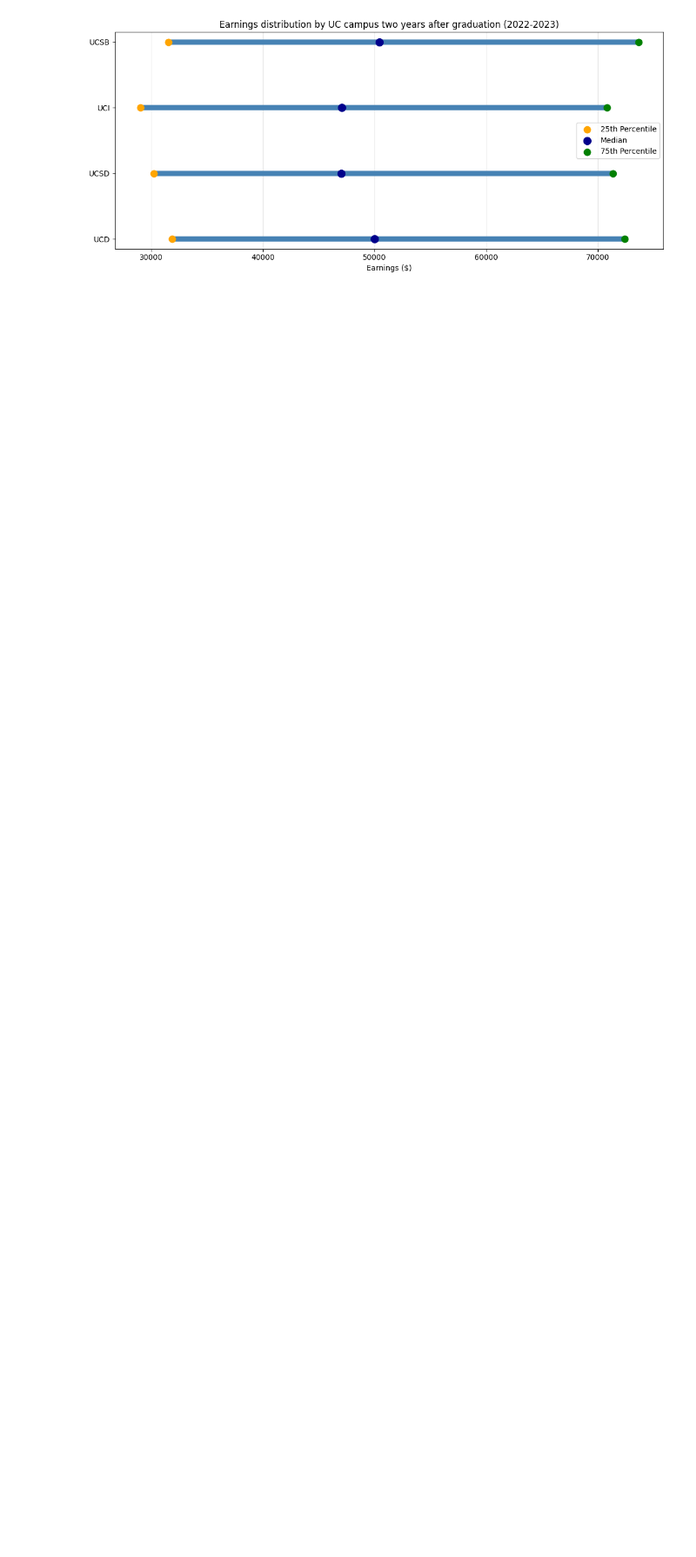
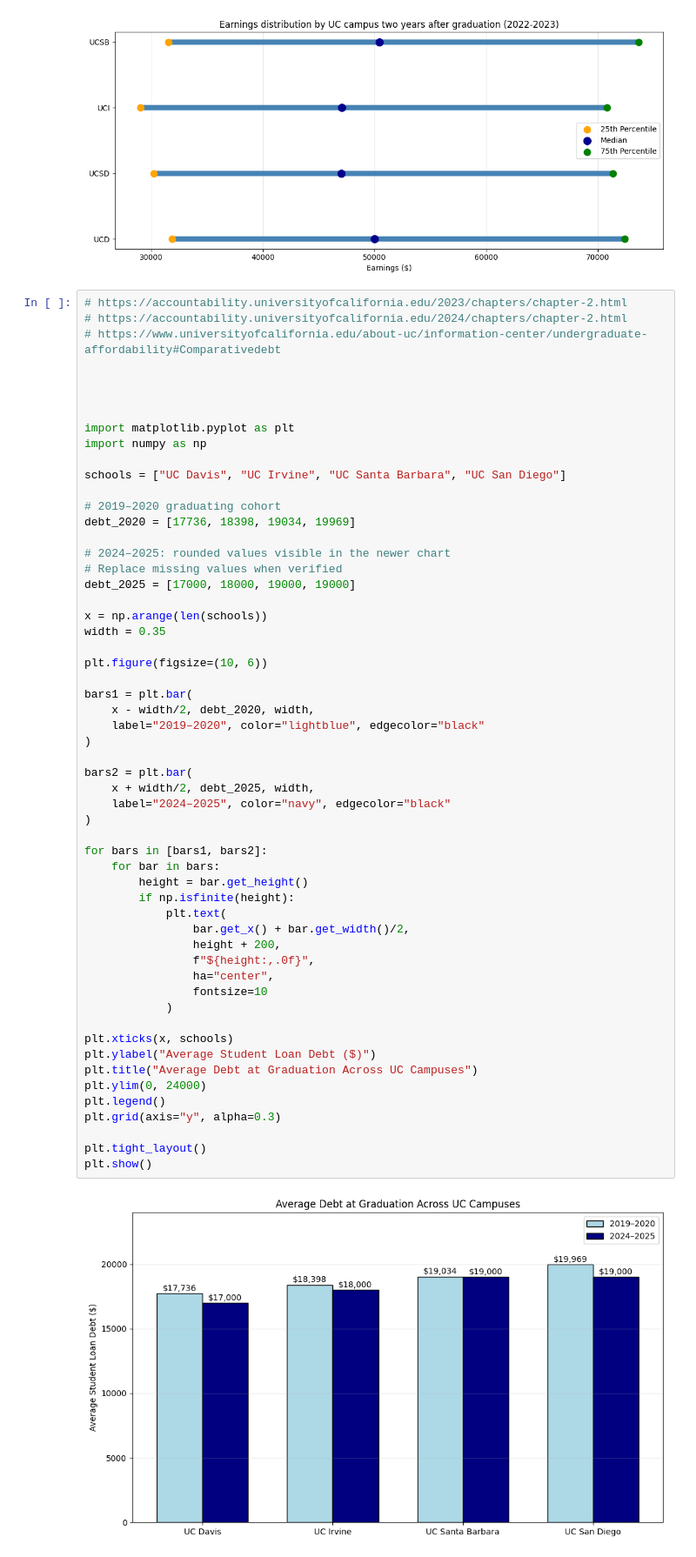
Before and after one commit to KarlaRH12/school_ranking_analysis, a Jupyter notebook: analysis_rankings.ipynb, the cells around one changed output. Shown at 87% size. Drawn from its saved outputs; the diff is of its cells as text; blank space fills up the shorter version.

Commit message:
updated graph

```diff
--- a/analysis_rankings.ipynb
+++ b/analysis_rankings.ipynb
@@ -267,3 +267,61 @@ plt.tight_layout()
 plt.show()
 # %% [output]
 [figure]
+# %%
+# https://accountability.universityofcalifornia.edu/2023/chapters/chapter-2.html
+# https://accountability.universityofcalifornia.edu/2024/chapters/chapter-2.html
+# https://www.universityofcalifornia.edu/about-uc/information-center/undergraduate-affordability#Comparativedebt
+
+
+
+
+import matplotlib.pyplot as plt
+import numpy as np
+
+schools = ["UC Davis", "UC Irvine", "UC Santa Barbara", "UC San Diego"]
+
+# 2019–2020 graduating cohort
+debt_2020 = [17736, 18398, 19034, 19969]
+
+# 2024–2025: rounded values visible in the newer chart
+# Replace missing values when verified
+debt_2025 = [17000, 18000, 19000, 19000]
+
+x = np.arange(len(schools))
+width = 0.35
+
+plt.figure(figsize=(10, 6))
+
+bars1 = plt.bar(
+    x - width/2, debt_2020, width,
+    label="2019–2020", color="lightblue", edgecolor="black"
+)
+
+bars2 = plt.bar(
+    x + width/2, debt_2025, width,
+    label="2024–2025", color="navy", edgecolor="black"
+)
+
+for bars in [bars1, bars2]:
+    for bar in bars:
+        height = bar.get_height()
+        if np.isfinite(height):
+            plt.text(
+                bar.get_x() + bar.get_width()/2,
+                height + 200,
+                f"${height:,.0f}",
+                ha="center",
+                fontsize=10
+            )
+
+plt.xticks(x, schools)
+plt.ylabel("Average Student Loan Debt ($)")
+plt.title("Average Debt at Graduation Across UC Campuses")
+plt.ylim(0, 24000)
+plt.legend()
+plt.grid(axis="y", alpha=0.3)
+
+plt.tight_layout()
+plt.show()
+# %% [output]
+[figure, added]
```
